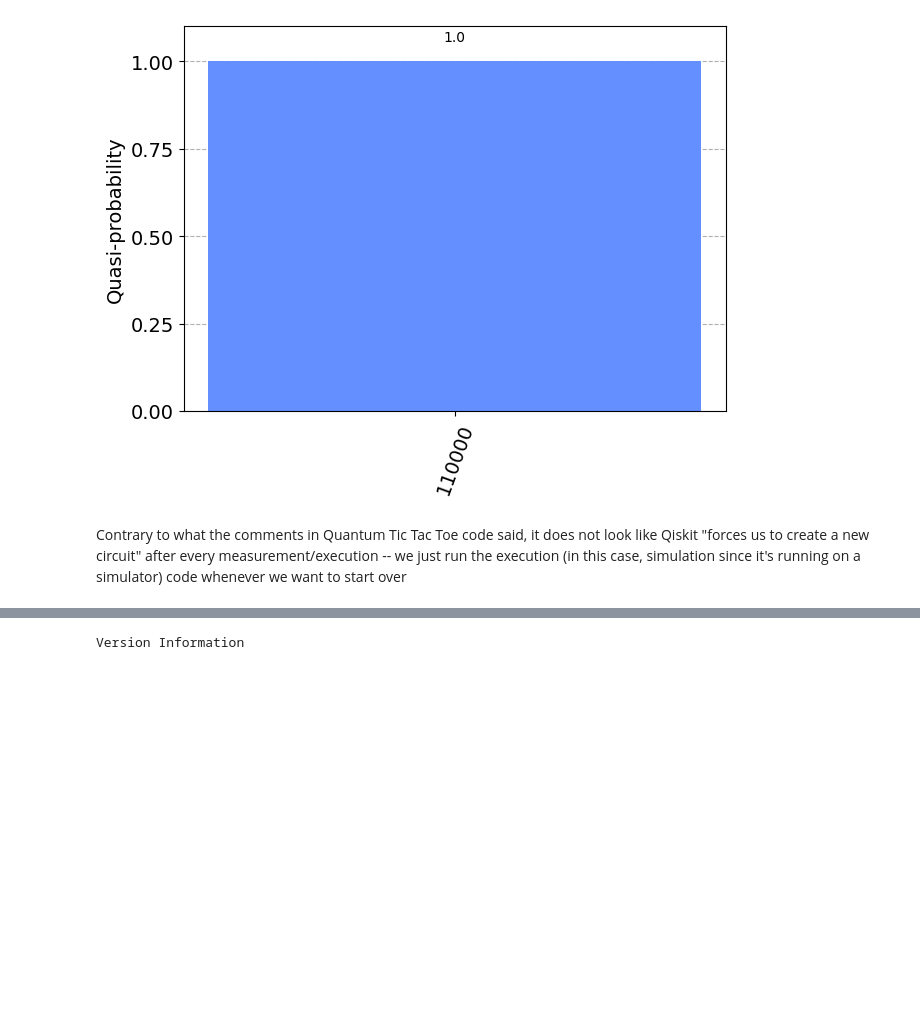
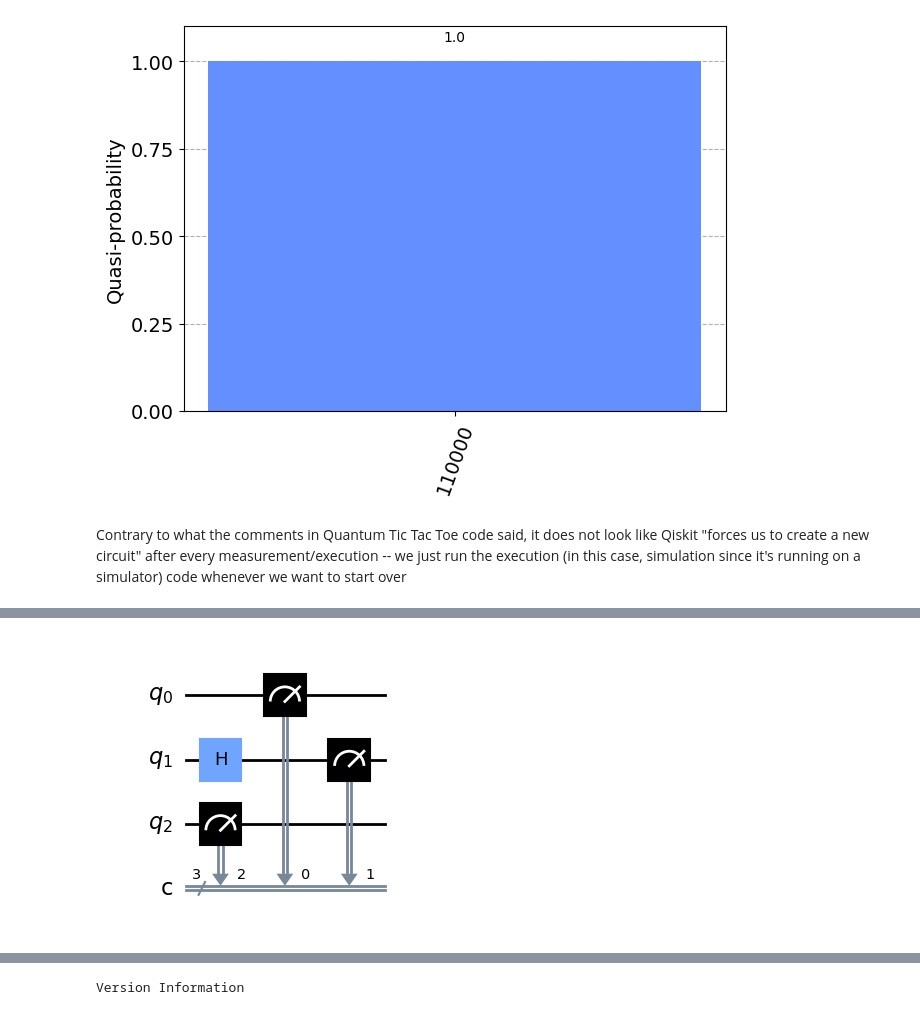
Before and after one commit to pranavmarla/quantum-wordle, a Jupyter notebook: internal-use-only/useful-qiskit-code.ipynb, the cells around one changed output, grey strips where cells are left out. Drawn from its saved outputs; the diff is of its cells as text; code cells hidden in the pictures; blank space fills up the shorter version.

```diff
--- a/internal-use-only/useful-qiskit-code.ipynb
+++ b/internal-use-only/useful-qiskit-code.ipynb
@@ -140,0 +145,19 @@ Contrary to what the comments in Quantum Tic Tac Toe code said, it does not look
+# %%
+num_qubits = 3
+num_cbits = 3
+qc = QuantumCircuit(num_qubits, num_cbits)
+
+qc.h(1)
+
+# Eg. {0:0, 1:1}
+measured_qubit_index_to_output_cbit_index = {q:c for (q, c) in zip(range(num_qubits), range(num_cbits))}
+# Eg. [0, 1]
+measured_qubit_indices = list(measured_qubit_index_to_output_cbit_index.keys())
+# Eg. [0, 1]
+output_cbit_indices = list(measured_qubit_index_to_output_cbit_index.values())
+# qc.measure([0, 1], [0, 1])
+qc.measure(measured_qubit_indices, output_cbit_indices)
+
+qc.draw()
+# %% [output]
+[figure, added]
```
Also changed, not shown: parts of 37 cells of this notebook.
